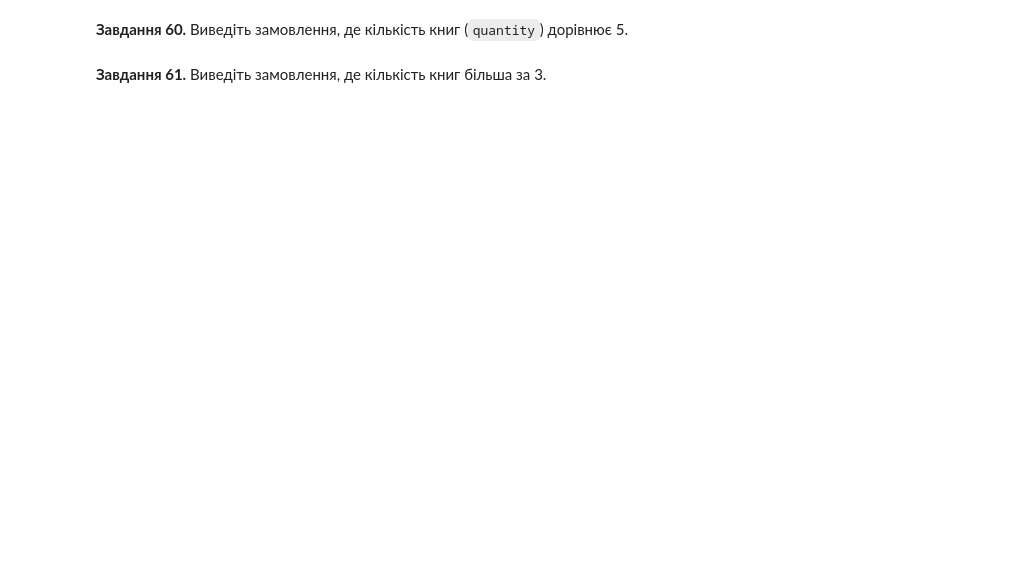
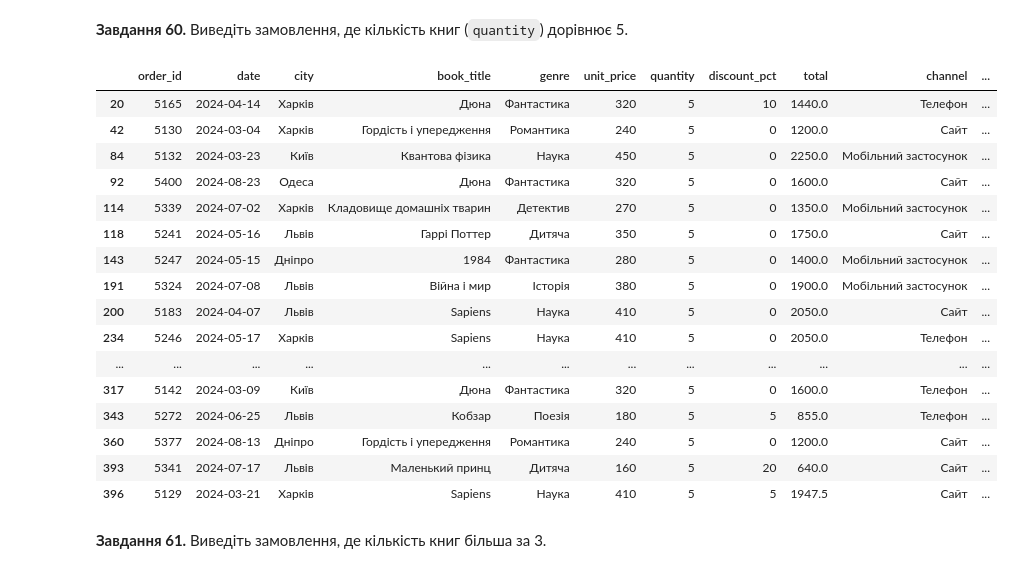
Before and after one commit to T-Svitlichna/DTA_Python, a Jupyter notebook: HomeWork/pandas_practice_120.ipynb, the cells around one changed output. Drawn from its saved outputs; the diff is of its cells as text; code cells hidden in the pictures; blank space fills up the shorter version.

```diff
--- a/HomeWork/pandas_practice_120.ipynb
+++ b/HomeWork/pandas_practice_120.ipynb
@@ -349,6 +897,25 @@ df.head()
 **Завдання 60.** Виведіть замовлення, де кількість книг (`quantity`) дорівнює 5.
 # %%
 # Завдання 60:
+df[df["quantity"] == 5]
+# %% [output]
+|  | order_id | date | city | book_title | genre | unit_price | quantity | discount_pct | total | channel | ... |
+| 20 | 5165 | 2024-04-14 | Харків | Дюна | Фантастика | 320 | 5 | 10 | 1440.0 | Телефон | ... |
+| 42 | 5130 | 2024-03-04 | Харків | Гордість і упередження | Романтика | 240 | 5 | 0 | 1200.0 | Сайт | ... |
+| 84 | 5132 | 2024-03-23 | Київ | Квантова фізика | Наука | 450 | 5 | 0 | 2250.0 | Мобільний застосунок | ... |
+| 92 | 5400 | 2024-08-23 | Одеса | Дюна | Фантастика | 320 | 5 | 0 | 1600.0 | Сайт | ... |
+| 114 | 5339 | 2024-07-02 | Харків | Кладовище домашніх тварин | Детектив | 270 | 5 | 0 | 1350.0 | Мобільний застосунок | ... |
+| 118 | 5241 | 2024-05-16 | Львів | Гаррі Поттер | Дитяча | 350 | 5 | 0 | 1750.0 | Сайт | ... |
+| 143 | 5247 | 2024-05-15 | Дніпро | 1984 | Фантастика | 280 | 5 | 0 | 1400.0 | Мобільний застосунок | ... |
+| 191 | 5324 | 2024-07-08 | Львів | Війна і мир | Історія | 380 | 5 | 0 | 1900.0 | Мобільний застосунок | ... |
+| 200 | 5183 | 2024-04-07 | Львів | Sapiens | Наука | 410 | 5 | 0 | 2050.0 | Сайт | ... |
+| 234 | 5246 | 2024-05-17 | Харків | Sapiens | Наука | 410 | 5 | 0 | 2050.0 | Телефон | ... |
+| ... | ... | ... | ... | ... | ... | ... | ... | ... | ... | ... | ... |
+| 317 | 5142 | 2024-03-09 | Київ | Дюна | Фантастика | 320 | 5 | 0 | 1600.0 | Телефон | ... |
+| 343 | 5272 | 2024-06-25 | Львів | Кобзар | Поезія | 180 | 5 | 5 | 855.0 | Телефон | ... |
+| 360 | 5377 | 2024-08-13 | Дніпро | Гордість і упередження | Романтика | 240 | 5 | 0 | 1200.0 | Сайт | ... |
+| 393 | 5341 | 2024-07-17 | Львів | Маленький принц | Дитяча | 160 | 5 | 20 | 640.0 | Сайт | ... |
+| 396 | 5129 | 2024-03-21 | Харків | Sapiens | Наука | 410 | 5 | 5 | 1947.5 | Сайт | ... |
 # %% [markdown]
 **Завдання 61.** Виведіть замовлення, де кількість книг більша за 3.
 # %%
```
Also changed, not shown: parts of 73 cells of this notebook.
